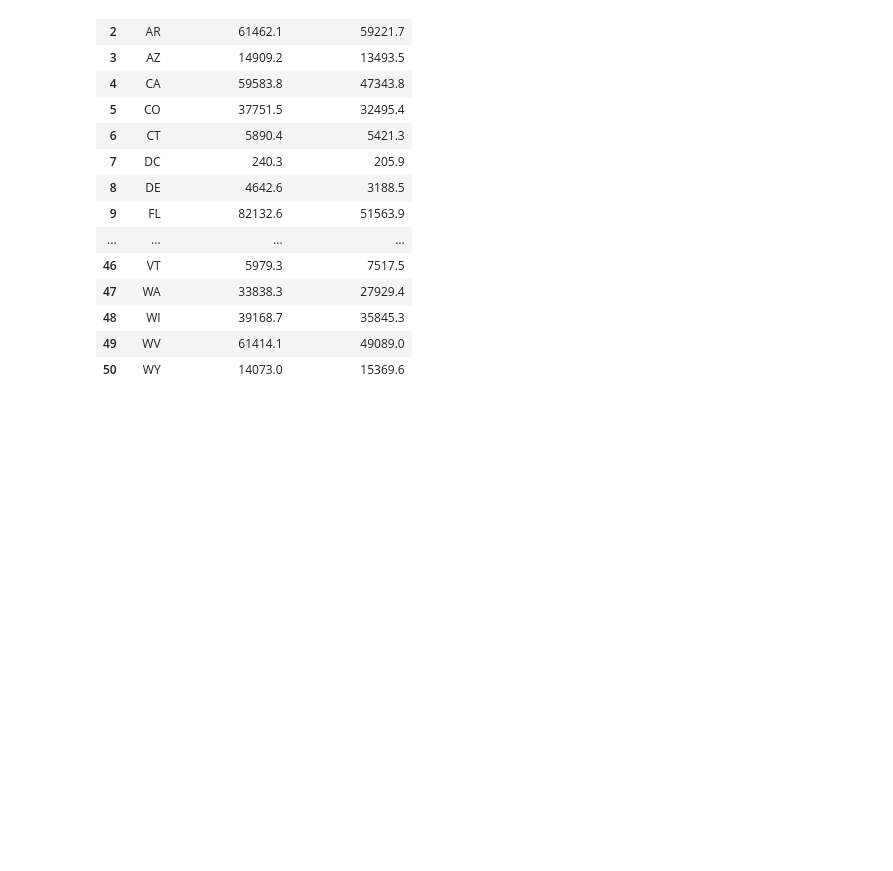
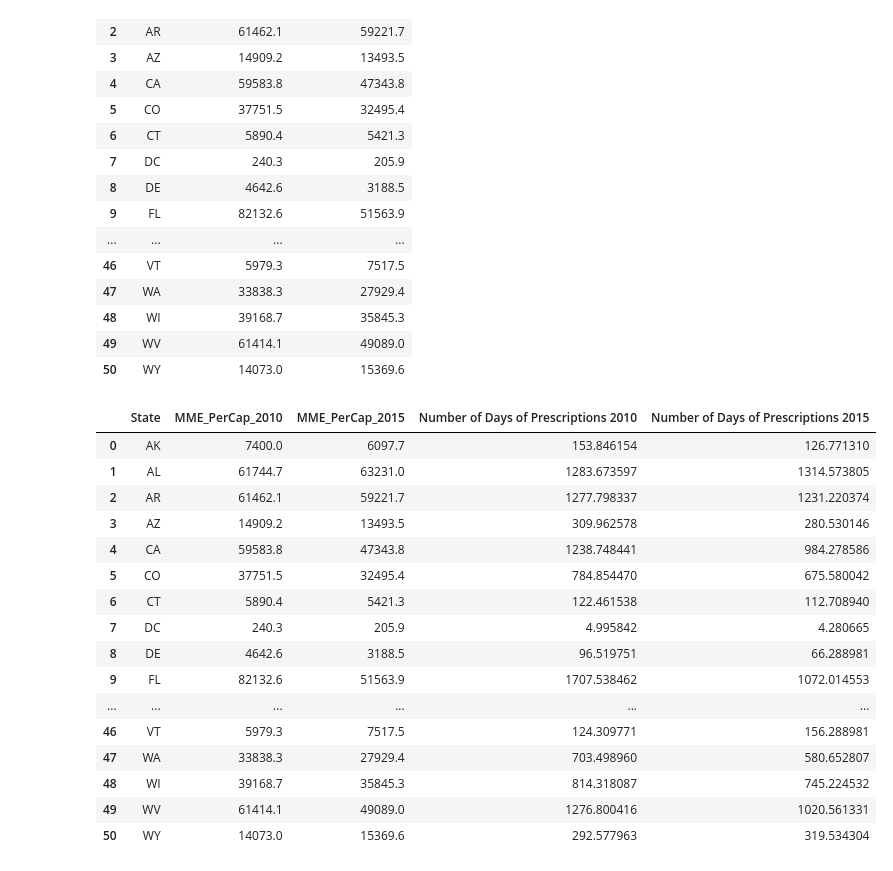
Before and after one commit to Emma-Pang/team_efx_dataproject, a Jupyter notebook: prescription_data/prescriptions2010_2015.ipynb, the cells around one changed output. Saved outputs shown, nothing was run; the diff lists cells and outputs as text; code cells hidden in the pictures; blank space fills up the shorter version.

```diff
--- a/prescription_data/prescriptions2010_2015.ipynb
+++ b/prescription_data/prescriptions2010_2015.ipynb
@@ -66,6 +66,30 @@ state_df
 | 48 | WI | 39168.7 | 35845.3 |
 | 49 | WV | 61414.1 | 49089.0 |
 | 50 | WY | 14073.0 | 15369.6 |
+# %%
+number_days_prescription_2010=state_df['MME_PerCap_2010'].div(48.1)
+number_days_prescription_2015=state_df['MME_PerCap_2015'].div(48.1)
+state_df['Number of Days of Prescriptions 2010'] = number_days_prescription_2010
+state_df['Number of Days of Prescriptions 2015'] = number_days_prescription_2015
+state_df
+# %% [output]
+|  | State | MME_PerCap_2010 | MME_PerCap_2015 | Number of Days of Prescriptions 2010 | Number of Days of Prescriptions 2015 |
+| 0 | AK | 7400.0 | 6097.7 | 153.846154 | 126.771310 |
+| 1 | AL | 61744.7 | 63231.0 | 1283.673597 | 1314.573805 |
+| 2 | AR | 61462.1 | 59221.7 | 1277.798337 | 1231.220374 |
+| 3 | AZ | 14909.2 | 13493.5 | 309.962578 | 280.530146 |
+| 4 | CA | 59583.8 | 47343.8 | 1238.748441 | 984.278586 |
+| 5 | CO | 37751.5 | 32495.4 | 784.854470 | 675.580042 |
+| 6 | CT | 5890.4 | 5421.3 | 122.461538 | 112.708940 |
+| 7 | DC | 240.3 | 205.9 | 4.995842 | 4.280665 |
+| 8 | DE | 4642.6 | 3188.5 | 96.519751 | 66.288981 |
+| 9 | FL | 82132.6 | 51563.9 | 1707.538462 | 1072.014553 |
+| ... | ... | ... | ... | ... | ... |
+| 46 | VT | 5979.3 | 7517.5 | 124.309771 | 156.288981 |
+| 47 | WA | 33838.3 | 27929.4 | 703.498960 | 580.652807 |
+| 48 | WI | 39168.7 | 35845.3 | 814.318087 | 745.224532 |
+| 49 | WV | 61414.1 | 49089.0 | 1276.800416 | 1020.561331 |
+| 50 | WY | 14073.0 | 15369.6 | 292.577963 | 319.534304 |
 # %%
 #create barchart
 plt.figure(figsize=(15,8))
```
Also changed, not shown: parts of 1 cell of this notebook, 2 other files.
